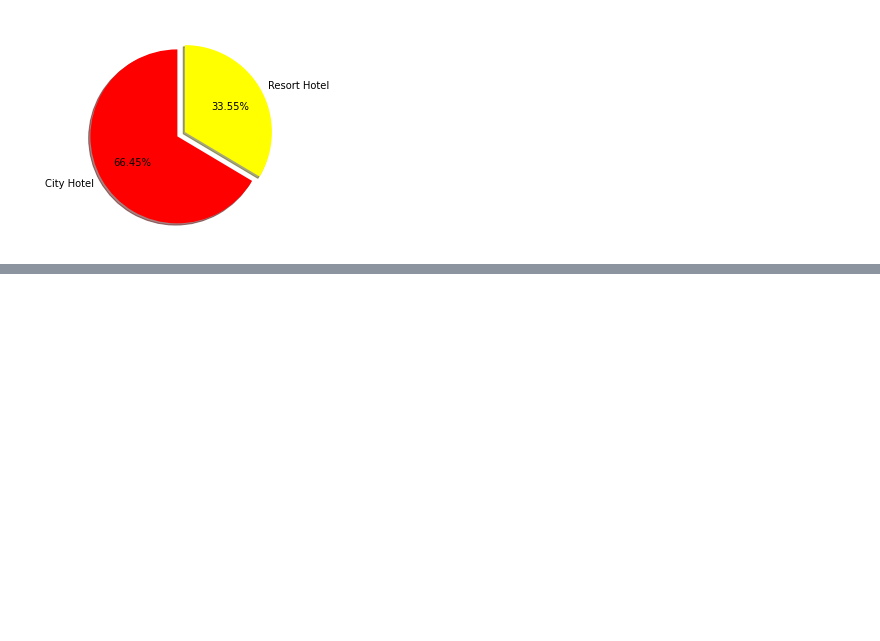
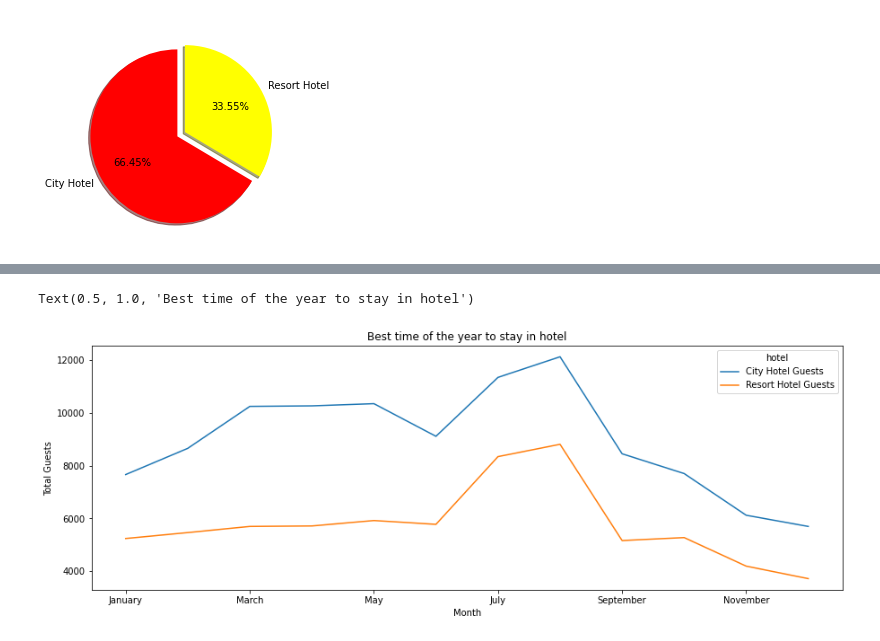
Before and after one commit to SinghUjjwal9/Hotel-Booking-Analysis-EDA, a Jupyter notebook: HotelBookingAnalysisEDA(Ujjwal_Ajit_Singh,_Cohort_Hudson).ipynb, the cells around one changed output, grey strips where cells are left out. Saved outputs shown, nothing was run; the diff lists cells and outputs as text; code cells hidden in the pictures; blank space fills up the shorter version.

```diff
--- a/HotelBookingAnalysisEDA(Ujjwal_Ajit_Singh,_Cohort_Hudson).ipynb
+++ b/HotelBookingAnalysisEDA(Ujjwal_Ajit_Singh,_Cohort_Hudson).ipynb
@@ -460,0 +510,11 @@ So we can say that City Hotels are booked more in comparisons with Resort Hotel.
+# %%
+df_hotel_comparison=df_hba1.groupby(["month", "hotel"])["total_guests"].sum().unstack().rename(columns = {"City Hotel" : "City Hotel Guests", "Resort Hotel" : "Resort Hotel Guests"})
+df_hotel_comparison.rename(index = {"01" : "January", "02" : "February", "03" : "March", "04" : "April", "05" : "May", "06" : "June", "07" : "July", "08" : "August", "09" : "September", "10" : "October", "11" : "November", "12" : "December"}, inplace = True)
+df_hotel_comparison.plot(x:label)
+plt.xlabel("Month")
+plt.ylabel("Total Guests")
+
+plt.title("Best time of the year to stay in hotel")
+# %% [output]
+Text(0.5, 1.0, 'Best time of the year to stay in hotel')
+[figure, added]
```
Also changed, not shown: parts of 20 cells of this notebook.
